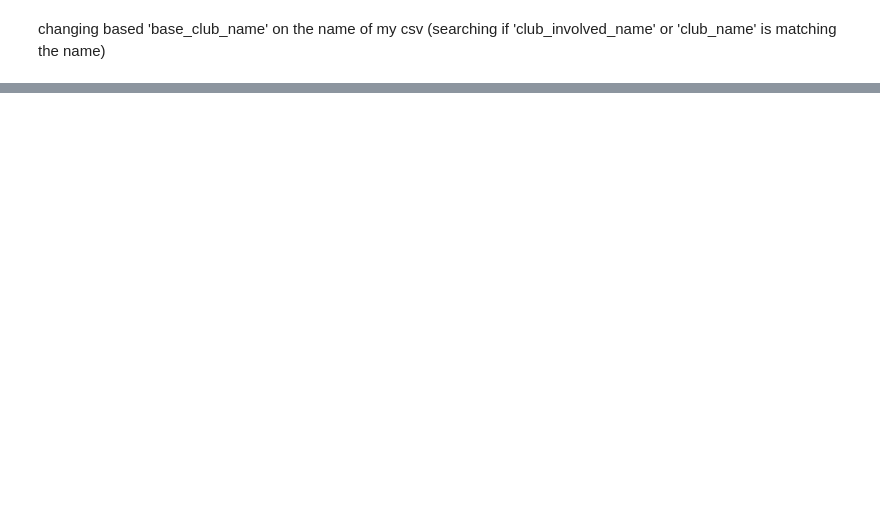
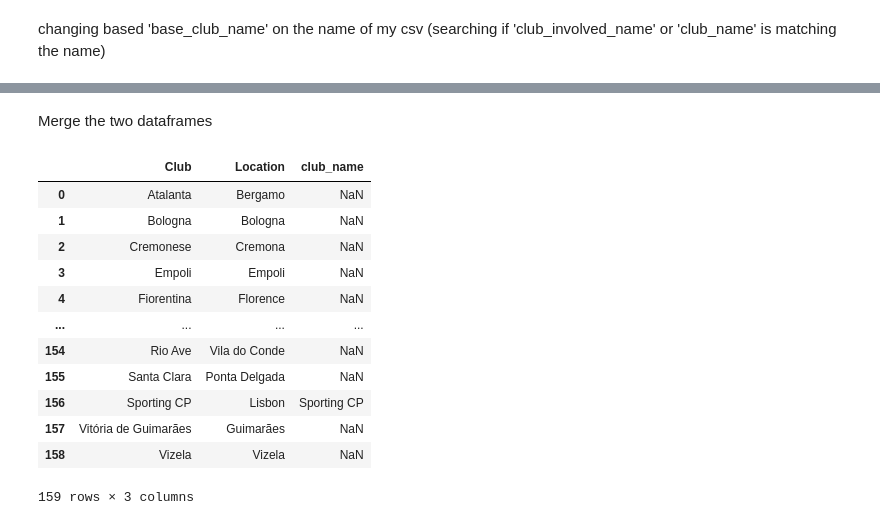
Before and after one commit to ayknes/football_academy_analytics, a Jupyter notebook: preparing_data.ipynb, the cells around one changed output, grey strips where cells are left out. Saved outputs shown, nothing was run; the diff lists cells and outputs as text; code cells hidden in the pictures; blank space fills up the shorter version.

```diff
--- a/preparing_data.ipynb
+++ b/preparing_data.ipynb
@@ -126,0 +120,28 @@ seriea_clubs
+# %% [markdown]
+Merge the two dataframes
+# %%
+clubs_ligues = pd.read_csv('clubs_ligues.csv')
+top_ligues_transfer = pd.read_csv('top_ligues_transfer.csv')
+clubs_22_23 =top_ligues_transfer[top_ligues_transfer['year'] == 2022]
+clubs_22_23 = clubs_22_23.drop_duplicates(subset=['club_name'])
+
+
+
+df_merged = pd.merge(clubs_ligues, clubs_22_23[['club_name']], left_on='Club', right_on='club_name', how='left')
+df_notnull = df_merged[df_merged['club_name'].notnull()]
+df_isnull = df_merged[df_merged['club_name'].isnull()]
+df_merged
+# %% [output]
+|  | Club | Location | club_name |
+| 0 | Atalanta | Bergamo | NaN |
+| 1 | Bologna | Bologna | NaN |
+| 2 | Cremonese | Cremona | NaN |
+| 3 | Empoli | Empoli | NaN |
+| 4 | Fiorentina | Florence | NaN |
+| ... | ... | ... | ... |
+| 154 | Rio Ave | Vila do Conde | NaN |
+| 155 | Santa Clara | Ponta Delgada | NaN |
+| 156 | Sporting CP | Lisbon | Sporting CP |
+| 157 | Vitória de Guimarães | Guimarães | NaN |
+| 158 | Vizela | Vizela | NaN |
+159 rows × 3 columns
```
Also changed, not shown: parts of 10 cells of this notebook, 1 other file.
